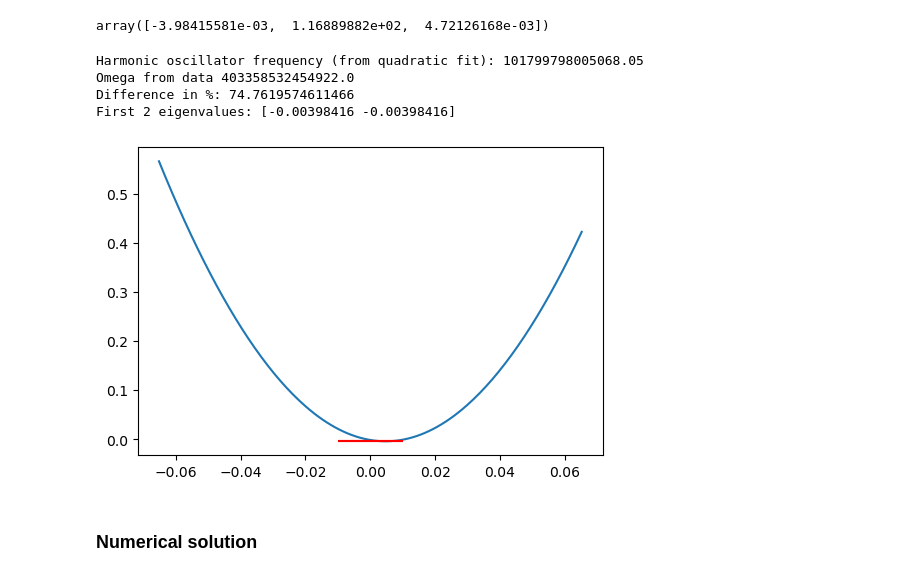
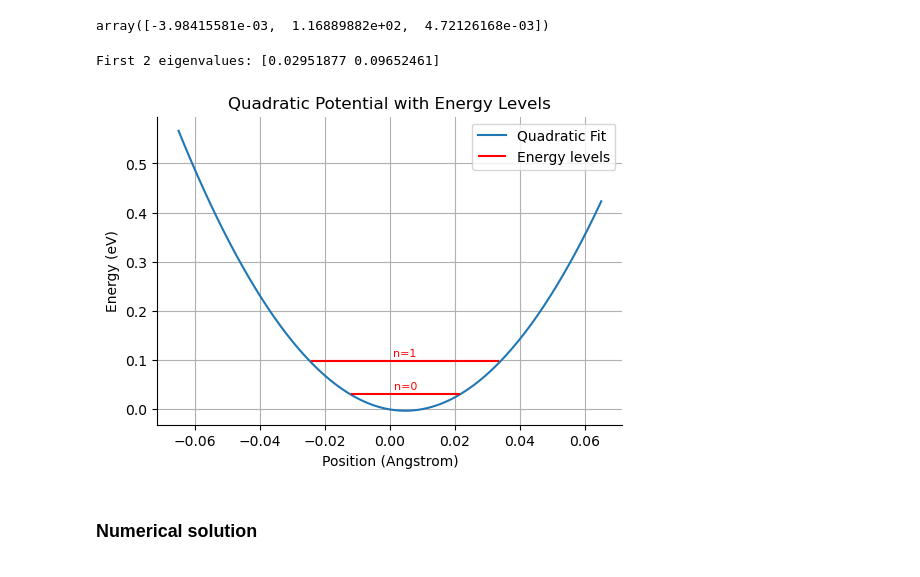
Before and after one commit to framere/SideProj, a Jupyter notebook: calculations_python.ipynb, the cells around one changed output. Drawn from its saved outputs; the diff is of its cells as text; code cells hidden in the pictures.

```diff
--- a/calculations_python.ipynb
+++ b/calculations_python.ipynb
@@ -143,34 +143,43 @@ params_quadratic
 # %% [output]
 array([-3.98415581e-03,  1.16889882e+02,  4.72126168e-03])
 # %%
+hbar_eV = hbar / e  # in eV·s
 def harmonic_eigenvalues_from_quadratic(params, m, N):
     a, b, c = params # unpack parameters
     omega_quad = np.sqrt(2.0 * b / m) # angular frequency
     n = np.arange(N) # quantum numbers
-    En = hbar * omega_quad * (n + 0.5) + a # energy levels
+    En = hbar_eV * omega_quad * (n + 0.5) + a # energy levels
     return En
 
 N = 2
 eigenvalues = harmonic_eigenvalues_from_quadratic(params_quadratic, m_eff, N)
 print("First", N, "eigenvalues:", eigenvalues)
 
 
 a, b, c = params_quadratic
 plt.figure(figsize=(6, 4))
 plt.plot(X_axis, quadratic_model(X_axis, *params_quadratic), label='Quadratic Fit', color=colors[0])
 for n, energy in enumerate(eigenvalues):
-    plt.hlines(energy, -0.01, 0.01, colors='r', label='Energy levels' if n == 0 else "")
+    min_index = np.where(quadratic_model(x_vals, *params_quadratic) <= energy)[0][0]
+    max_index = np.where(quadratic_model(x_vals, *params_quadratic) <= energy)[0][-1]
+    xi, xj = x_vals[min_index], x_vals[max_index]
+    plt.hlines(energy, xi, xj, colors='r', label='Energy levels' if n == 0 else "")
     # place level label centered above the line
-    # xmid = 0.5 * (xi + xj)
-    # vp = quadratic_model(X_axis, *params_quadratic)
-    # y_offset = 0.01 * (vp.max() - vp.min())
-    # plt.text(xmid, energy / e + y_offset, f"n={n}", ha='center', va='bottom', color='r', fontsize=8
+    xmid = 0.5 * (xi + xj)
+    vp = quadratic_model(X_axis, *params_quadratic)
+    y_offset = 0.01 * (vp.max() - vp.min())
+    plt.text(xmid, energy + y_offset, f"n={n}", ha='center', va='bottom', color='r', fontsize=8)
+
+plt.legend()
+plt.xlabel('Position (Angstrom)')
+plt.ylabel('Energy (eV)')
+plt.title('Quadratic Potential with Energy Levels')
+sns.despine()
+plt.grid()
+plt.show()
 # %% [output]
-Harmonic oscillator frequency (from quadratic fit): 101799798005068.05
-Omega from data 403358532454922.0
-Difference in %: 74.7619574611466
-First 2 eigenvalues: [-0.00398416 -0.00398416]
+First 2 eigenvalues: [0.02951877 0.09652461]
-[figure, old version]
+[figure, new version]
 # %% [markdown]
 ### Numerical solution
 # %%
```
Also changed, not shown: 6 other files.
